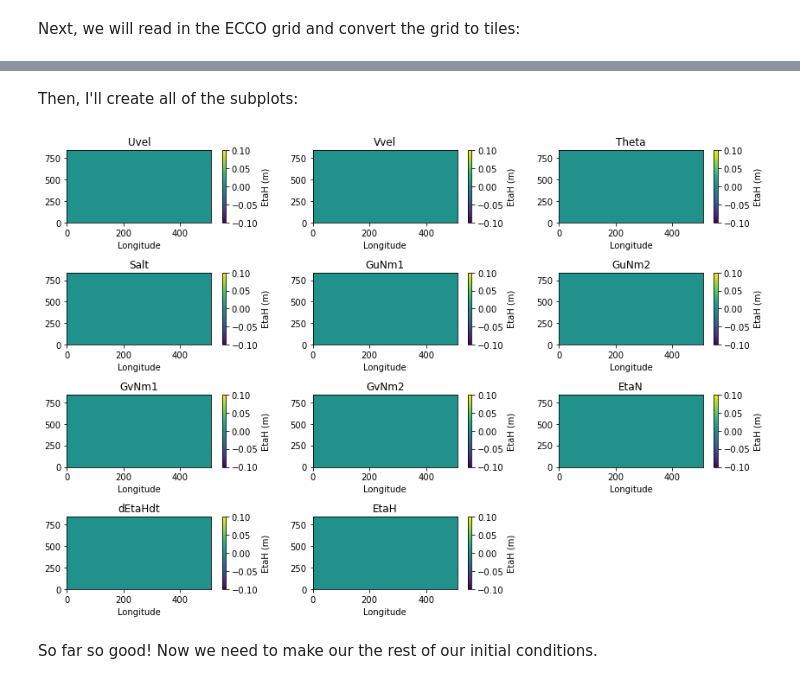
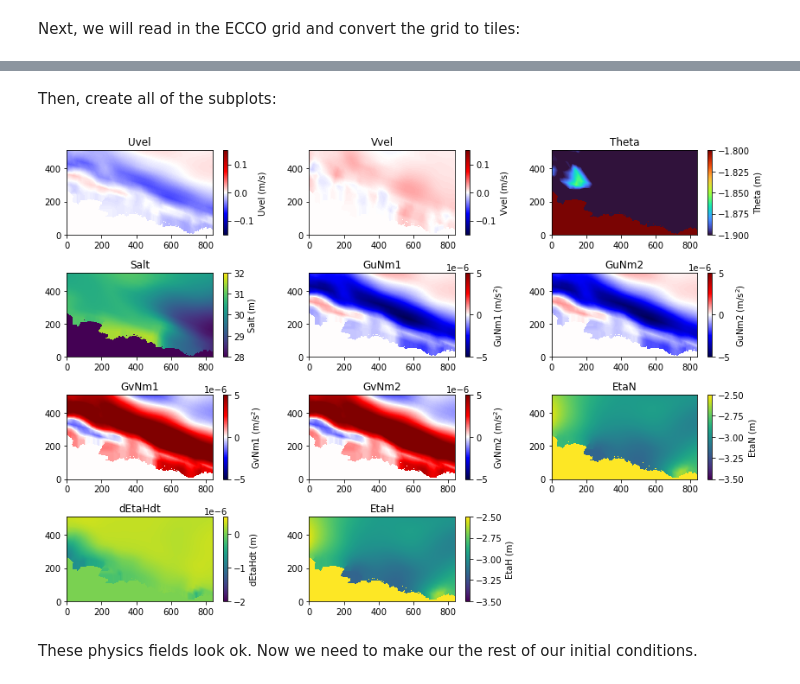
Before and after one commit to mhwood/eccoseas, a Jupyter notebook: docs/source/alaskan_north_slope_regional_model/initial_conditions.ipynb, the cells around one changed output, grey strips where cells are left out. Saved outputs shown, nothing was run; the diff lists cells and outputs as text; code cells hidden in the pictures.

```diff
--- a/docs/source/alaskan_north_slope_regional_model/initial_conditions.ipynb
+++ b/docs/source/alaskan_north_slope_regional_model/initial_conditions.ipynb
@@ -355,4 +371,0 @@ interpolated_grid = horizontal.downscale_3D_points(utm_coordinates,
-# %%
-C = plt.pcolormesh(interpolated_grid[0,:,:],vmin=-1.97, vmax=-1.85, cmap='turbo')
-plt.colorbar(C)
-plt.show()
@@ -400,4 +431,4 @@ for variable_name, init_grid in zip(variable_names, init_grids):
 # %%
-input_dir = data_folder
+input_dir = '../../../configurations/alaska_north_slope/input'
 # %%
 metadata = global_pickup_metadata
@@ -434,16 +476,3 @@ Now that the fields have been generated, I will plot them to ensure they look as
-# %%
-# 'Uvel', 'Vvel', 'Theta', 'Salt', 'GuNm1', 'GuNm2', 'GvNm1', 'GvNm2', 'EtaN', 'dEtaHdt', 'EtaH'
-meta_dict = {'EtaN':[0.1, 0.5, 'viridis', 'm'],
-             'dEtaHdt':[0.1, 0.5, 'viridis', 'm'],
-             'EtaH':[0.1, 0.5, 'viridis', 'm'],
-            'Theta':[6, 18, 'turbo', 'm'],
-            'Salt':[32, 35, 'viridis', 'm'],
-            'Uvel':[-0.25, 0.25, 'seismic', 'm/s'],
-            'Vvel':[-0.25, 0.25, 'seismic', 'm/s'],
-            'GuNm1':[-0.25, 0.25, 'seismic', 'm/s$^2$'],
-            'GvNm1':[-0.25, 0.25, 'seismic', 'm/s$^2$'],
-            'GuNm2':[-0.25, 0.25, 'seismic', 'm/s$^2$'],
-            'GvNm2':[-0.25, 0.25, 'seismic', 'm/s$^2$']}
 # %%
 pickup_file_path = os.path.join(input_dir,'pickup.0000000004')
-pickup_grids, pickup_metadata = pickup.read_ecco_pickup_file_to_compact(pickup_file_path, Nr=50)
+regional_pickup_grids, regional_pickup_metadata = pickup.read_mitgcm_pickup_file(pickup_file_path, Nr=len(delR))
@@ -471,37 +479,26 @@ pickup_metadata
 # %% [markdown]
-Then, I'll create all of the subplots:
+Then, create all of the subplots:
 # %%
 fig = plt.figure(figsize=(12,8))
 
 plot_counter = 1
-for variable_name in pickup_metadata['fldList']:
-    init_grid = pickup_grids[variable_name]
+for variable_name in regional_pickup_metadata['fldList']:
+    init_grid = regional_pickup_grids[variable_name]
 
     plt.subplot(4,3,plot_counter)
     C = plt.pcolormesh(init_grid[0,:,:], # just the surface for plotting
-                       #vmin=meta_dict[variable_names[i]][0],
-                       #vmax=meta_dict[variable_names[i]][1],
-                       cmap=meta_dict[variable_names[i]][2])
-    plt.colorbar(C, label=variable_names[i]+' ('+meta_dict[variable_names[i]][3]+')',fraction=0.26)
-
-    if i<5:
-        plt.gca().set_xticklabels([])
-    else:
-        plt.gca().set_xlabel('Longitude')
-    if i%2==1:
-        plt.gca().set_yticklabels([])
-    if i==7:
-        plt.gca().axis('off')
-    if i==2:
-        plt.gca().set_ylabel('Latitude')
+                       vmin=meta_dict[variable_name][0],
+                       vmax=meta_dict[variable_name][1],
+                       cmap=meta_dict[variable_name][2])
+    plt.colorbar(C, label=variable_name+' ('+meta_dict[variable_name][3]+')',fraction=0.26)
     plt.title(variable_name)
 
     plot_counter+=1
 
 plt.tight_layout()
 
 plt.show()
 # %% [output]
-[figure, old version]
+[figure, new version]
 # %% [markdown]
-So far so good! Now we need to make our the rest of our initial conditions.
+These physics fields look ok. Now we need to make our the rest of our initial conditions.
```
Also changed, not shown: parts of 49 cells of this notebook, 7 other files.
